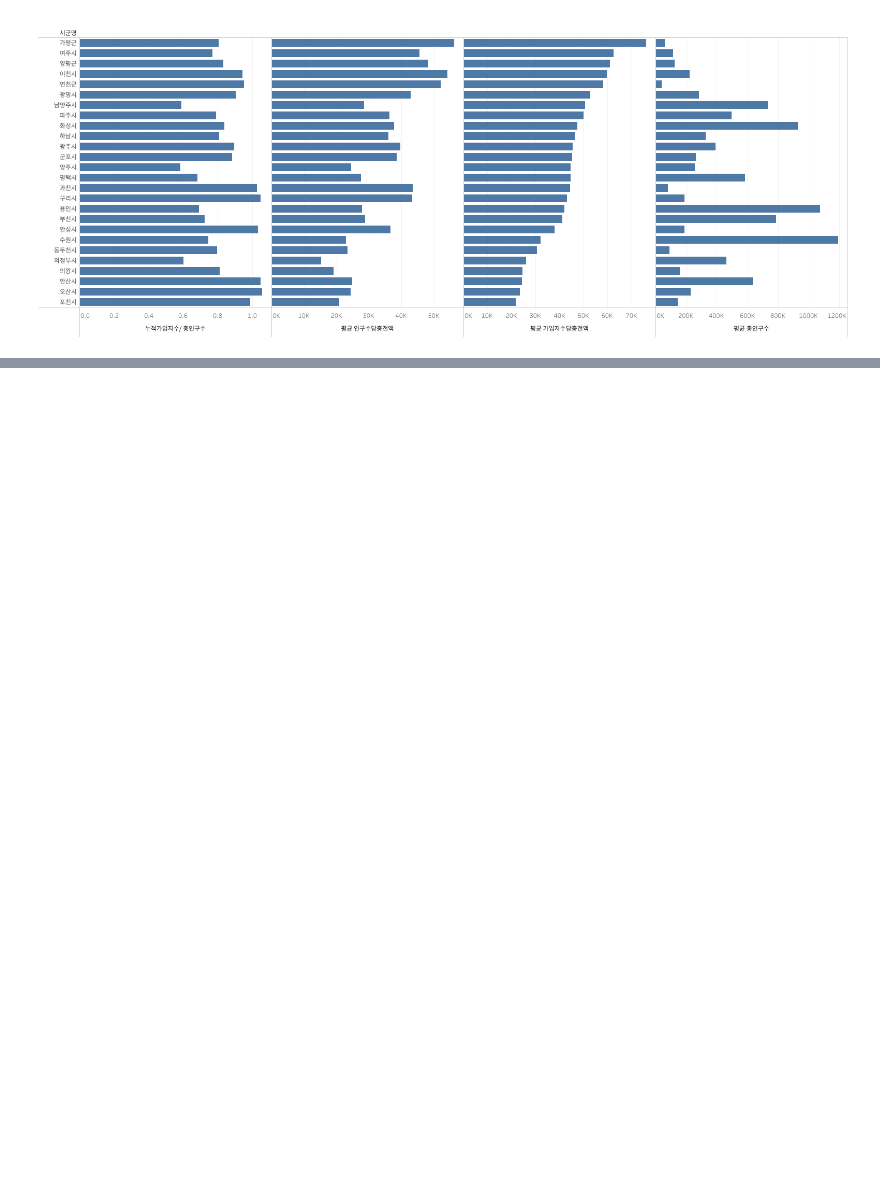
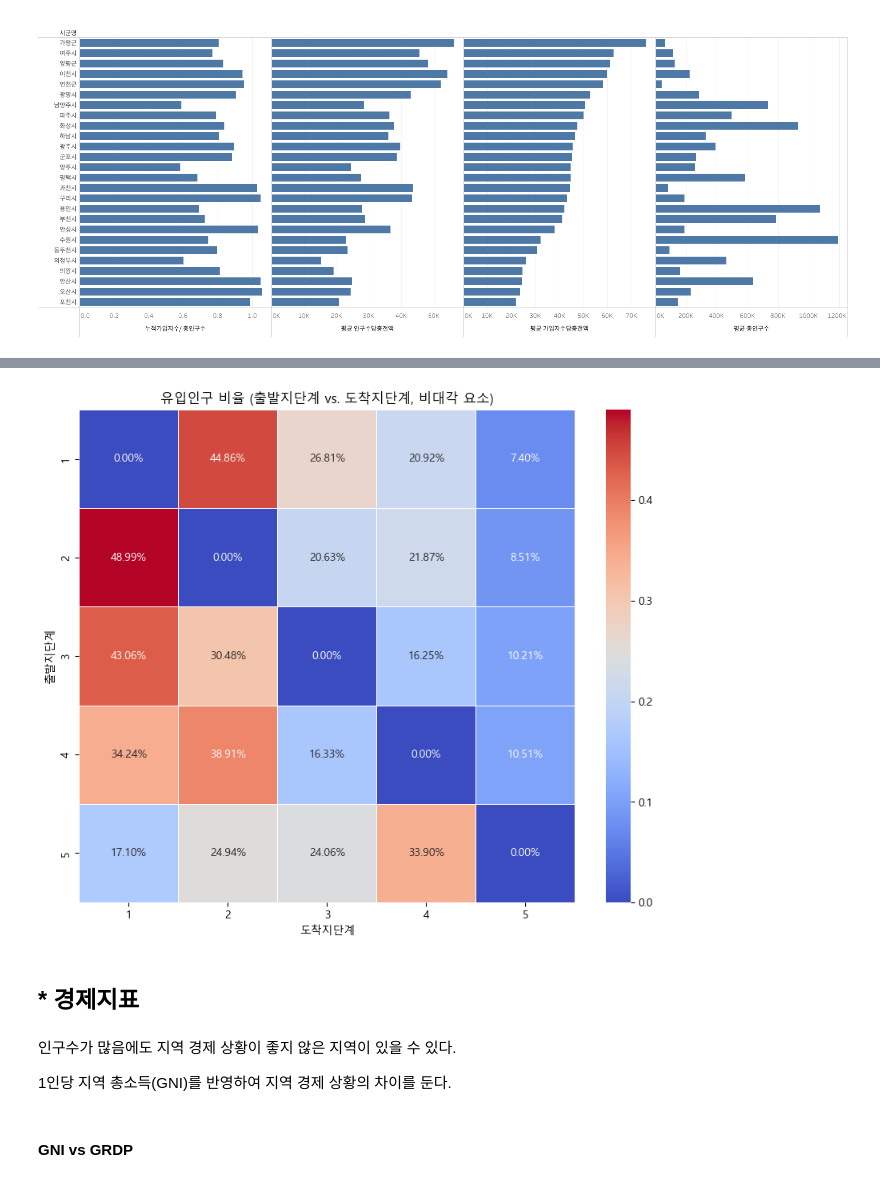
Before and after one commit to WoSIN98/Ubion_, a Jupyter notebook: local/발표/0617발표1.ipynb, the cells around one changed output, grey strips where cells are left out. Saved outputs shown, nothing was run; the diff lists cells and outputs as text; code cells hidden in the pictures; blank space fills up the shorter version.

```diff
--- a/local/발표/0617발표1.ipynb
+++ b/local/발표/0617발표1.ipynb
@@ -1056,0 +1160,18 @@ plt.show()
+# %%
+# 경기도 지역 리스트
+gyeonggi_cities = {
+    '수원시': 1, '고양시': 1, '용인시': 1, '화성시': 1, '성남시': 1, '부천시': 1,
+    '남양주시': 2, '안산시': 2, '평택시': 2, '안양시': 2, '시흥시': 2, '파주시': 2,
+    '김포시': 3, '의정부시': 3, '광주시': 3, '하남시': 3, '광명시': 3, '군포시': 3,
+    '양주시': 4, '오산시': 4, '이천시': 4, '안성시': 4, '구리시': 4, '의왕시': 4,
+    '포천시': 5, '양평군': 5, '여주시': 5, '동두천시': 5, '과천시': 5, '가평군': 5, '연천군': 5
+}
+
+# '출발지단계' 컬럼 생성
+total_move2['출발지단계'] = total_move2['출발지코드'].map(gyeonggi_cities)
+
+# '도착지 단계' 컬럼 생성
+total_move2['도착지단계'] = total_move2['도착지코드'].map(gyeonggi_cities)
+
+# 결과 확인
+total_move2
@@ -1056,0 +1192,6 @@ plt.show()
+# %%
+# 출발지단계와 도착지단계를 그룹화하여 평균 종합 유입인구를 계산
+grouped_data = total_move2.groupby(['출발지단계', '도착지단계'])['종합 유입인구'].mean().reset_index()
+
+# 결과를 표로 만들기
+grouped_data.pivot_table(index='출발지단계', columns='도착지단계', values='종합 유입인구', fill_value=0)
@@ -1056,0 +1206,31 @@ plt.show()
+# %%
+# 대각선(출발지단계와 도착지단계가 같은 경우) 제거
+non_diagonal_data = grouped_data[grouped_data['출발지단계'] != grouped_data['도착지단계']]
+
+# 피벗 테이블 생성
+pivot_table = non_diagonal_data.pivot_table(index='출발지단계', columns='도착지단계', values='종합 유입인구', fill_value=0)
+
+# 각 출발지 단계에서 모든 도착지 단계로의 유입인구 총합 계산
+total_inflow_by_departure = pivot_table.sum(axis=1)
+
+# 비율 계산을 위해 각 셀 값을 해당 출발지 단계의 총 유입인구로 나눔
+ratio_table = pivot_table.div(total_inflow_by_departure, axis=0)
+
+# 히트맵으로 비율 시각화
+plt.figure(figsize=(10, 8))
+sns.heatmap(ratio_table, annot=True, fmt=".2%", cmap='coolwarm', linewidths=.5)
+plt.title('유입인구 비율 (출발지단계 vs. 도착지단계, 비대각 요소)')
+plt.xlabel('도착지단계')
+plt.ylabel('출발지단계')
+plt.show()
+# %% [output]
+[figure, added]
+# %% [markdown]
+## * 경제지표
+# %% [markdown]
+
+인구수가 많음에도 지역 경제 상황이 좋지 않은 지역이 있을 수 있다.
+
+1인당 지역 총소득(GNI)를 반영하여 지역 경제 상황의 차이를 둔다.
+# %% [markdown]
+#### GNI vs GRDP
```
Also changed, not shown: parts of 49 cells of this notebook, 7 other files.
